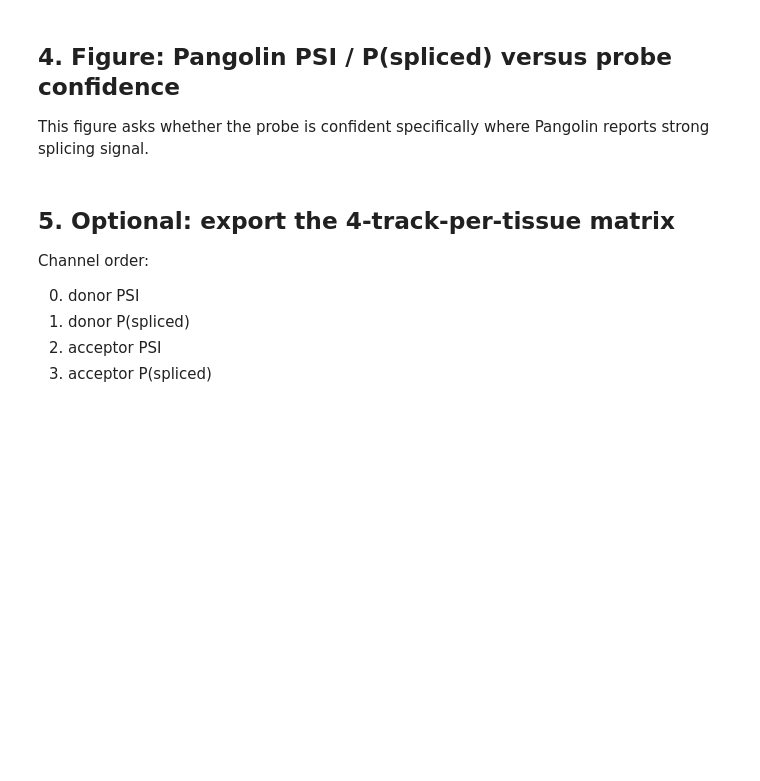
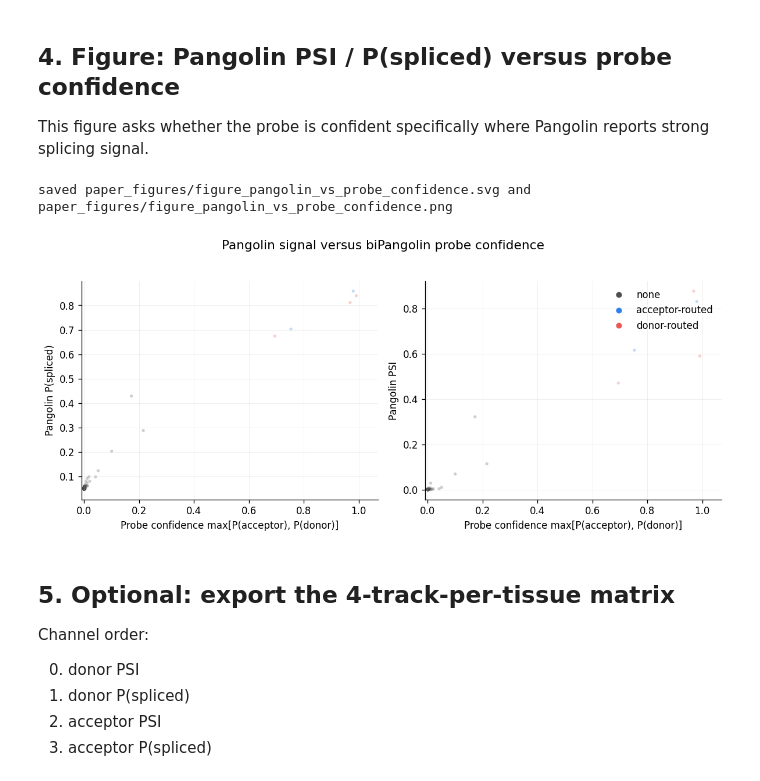
Before and after one commit to Delayed-Gitification/biPangolin, a Jupyter notebook: paper_figures.ipynb, the cells around one changed output. Saved outputs shown, nothing was run; the diff lists cells and outputs as text; code cells hidden in the pictures; blank space fills up the shorter version.

```diff
--- a/paper_figures.ipynb
+++ b/paper_figures.ipynb
@@ -337,5 +340,8 @@ FileNotFoundError: use_psi_models=True but no PSI-tuned Pangolin models (final.*
 # %%
 # Use one tissue for simple example plots. Use tissue="all_tissues" for all tissue rows.
-runner = BiPangolinRunner(tissue="testis")
+# use_psi_models=True loads the PSI-tuned Pangolin weight files in addition to
+# the P-tuned ones, so result.pangolin_psi is populated. Doubles Pangolin
+# inference compute, which is negligible at this scale.
+runner = BiPangolinRunner(tissue="testis", use_psi_models=True)
 bp_result = runner.score_sequence(input_sequence)
 bp_result
@@ -346,40 +360,54 @@ This figure asks whether the probe is confident specifically where Pangolin repo
 # %%
 def plot_pangolin_vs_probe_confidence(result):
     probe_none = tensor_to_numpy(result.probe_none)
     probe_acc = tensor_to_numpy(result.probe_acceptor)
     probe_don = tensor_to_numpy(result.probe_donor)
     probe_conf = np.maximum(probe_acc, probe_don)
     probe_label_idx = np.stack([probe_none, probe_acc, probe_don], axis=0).argmax(axis=0)
     color_map = np.array([NONE_COLOR, ACC_COLOR, DON_COLOR])
     colors = color_map[probe_label_idx]
 
     pangolin_prob = tensor_to_numpy(result.pangolin_prob)
-    pangolin_psi = tensor_to_numpy(result.pangolin_psi)
+    has_psi = result.pangolin_psi is not None
+    pangolin_psi = tensor_to_numpy(result.pangolin_psi) if has_psi else None
 
-    fig, axes = plt.subplots(1, 2, figsize=(10, 4.2), sharex=True)
+    ncols = 2 if has_psi else 1
+    fig, axes = plt.subplots(1, ncols, figsize=(5 * ncols, 4.2), sharex=True, squeeze=False)
+    axes = axes[0]  # 1D
     for tissue_idx, tissue in enumerate(result.tissues):
-        axes[0].scatter(probe_conf, pangolin_prob[tissue_idx], s=10, alpha=0.28, c=colors, edgecolor="none", label=tissue if tissue_idx == 0 else None)
-        axes[1].scatter(probe_conf, pangolin_psi[tissue_idx], s=10, alpha=0.28, c=colors, edgecolor="none")
+        axes[0].scatter(probe_conf, pangolin_prob[tissue_idx], s=10, alpha=0.28,
+                        c=colors, edgecolor="none",
+                        label=tissue if tissue_idx == 0 else None)
+        if has_psi:
+            axes[1].scatter(probe_conf, pangolin_psi[tissue_idx], s=10, alpha=0.28,
+                            c=colors, edgecolor="none")
 
     axes[0].set_ylabel("Pangolin P(spliced)")
-    axes[1].set_ylabel("Pangolin PSI")
+    if has_psi:
+        axes[1].set_ylabel("Pangolin PSI")
     for ax in axes:
         ax.set_xlabel("Probe confidence max[P(acceptor), P(donor)]")
         ax.set_xlim(-0.01, max(0.05, probe_conf.max() * 1.08))
 
     handles = [
         plt.Line2D([0], [0], marker="o", color="w", markerfacecolor=NONE_COLOR, label="none", markersize=7),
         plt.Line2D([0], [0], marker="o", color="w", markerfacecolor=ACC_COLOR, label="acceptor-routed", markersize=7),
         plt.Line2D([0], [0], marker="o", color="w", markerfacecolor=DON_COLOR, label="donor-routed", markersize=7),
     ]
-    axes[1].legend(handles=handles, frameon=False, loc="upper right")
-    fig.suptitle("Pangolin signal versus biPangolin probe confidence", y=1.03, fontsize=13)
+    axes[-1].legend(handles=handles, frameon=False, loc="upper right")
+    suptitle = "Pangolin signal versus biPangolin probe confidence"
+    if not has_psi:
+        suptitle += "  (PSI not loaded; pass use_psi_models=True to BiPangolinRunner)"
+    fig.suptitle(suptitle, y=1.03, fontsize=13)
     fig.tight_layout()
     return fig
 
 fig = plot_pangolin_vs_probe_confidence(bp_result)
 save_figure(fig, "figure_pangolin_vs_probe_confidence")
 plt.show()
+# %% [output]
+saved paper_figures/figure_pangolin_vs_probe_confidence.svg and paper_figures/figure_pangolin_vs_probe_confidence.png
+[figure, added]
 # %% [markdown]
 ## 5. Optional: export the 4-track-per-tissue matrix
 
```
Also changed, not shown: parts of 15 cells of this notebook, 24 other files.
